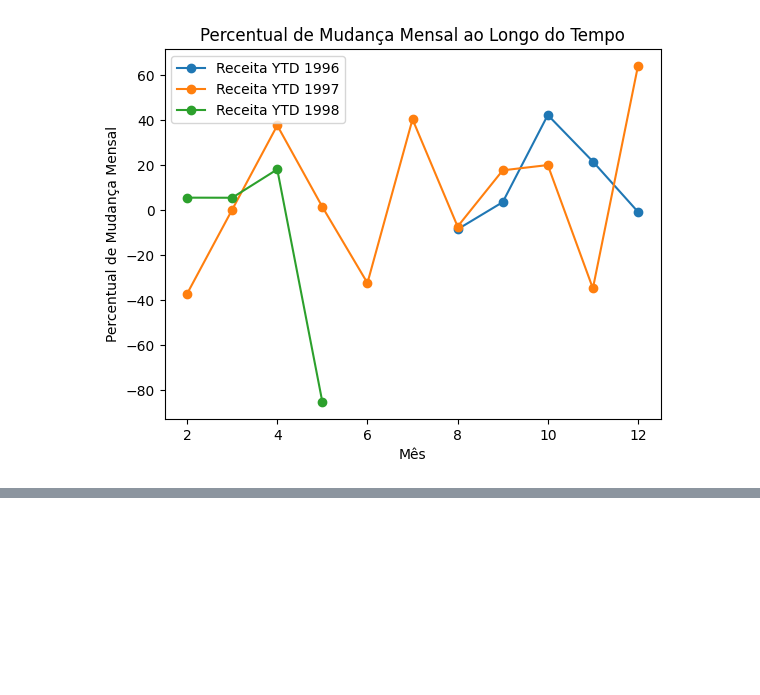
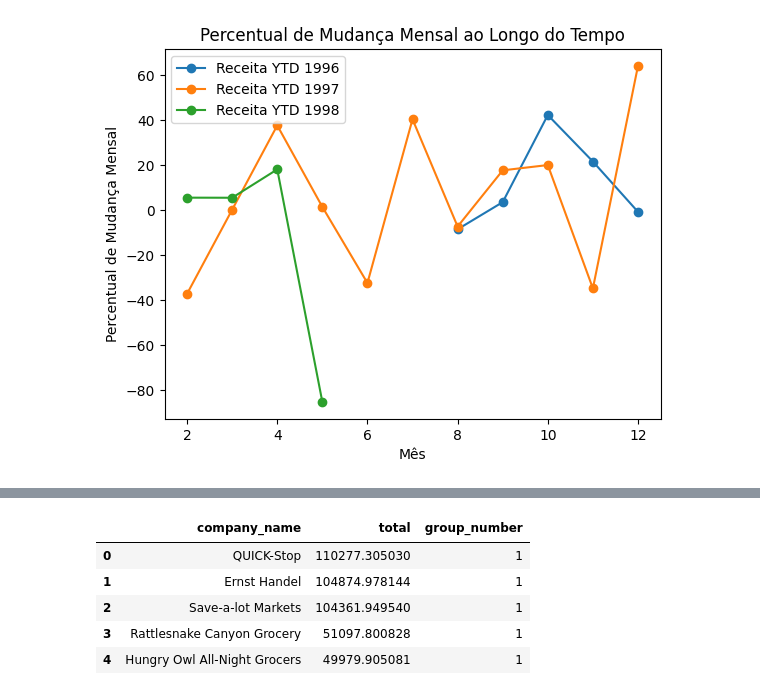
Before and after one commit to Jcnok/bootcamp-jornada-de-dados_2024, a Jupyter notebook: bootcamp-SQL-e-analytics/aula_05/notebook/aula_05.ipynb, the cells around one changed output, grey strips where cells are left out. Saved outputs shown, nothing was run; the diff lists cells and outputs as text; code cells hidden in the pictures; blank space fills up the shorter version.

```diff
--- a/bootcamp-SQL-e-analytics/aula_05/notebook/aula_05.ipynb
+++ b/bootcamp-SQL-e-analytics/aula_05/notebook/aula_05.ipynb
@@ -429,0 +550,10 @@ plt.show()
+# %%
+df = pd.read_sql("select * from view_total_revenues_per_customer_group",conn)
+df.head()
+# %% [output]
+|  | company_name | total | group_number |
+| 0 | QUICK-Stop | 110277.305030 | 1 |
+| 1 | Ernst Handel | 104874.978144 | 1 |
+| 2 | Save-a-lot Markets | 104361.949540 | 1 |
+| 3 | Rattlesnake Canyon Grocery | 51097.800828 | 1 |
+| 4 | Hungry Owl All-Night Grocers | 49979.905081 | 1 |
```
Also changed, not shown: parts of 9 cells of this notebook.
